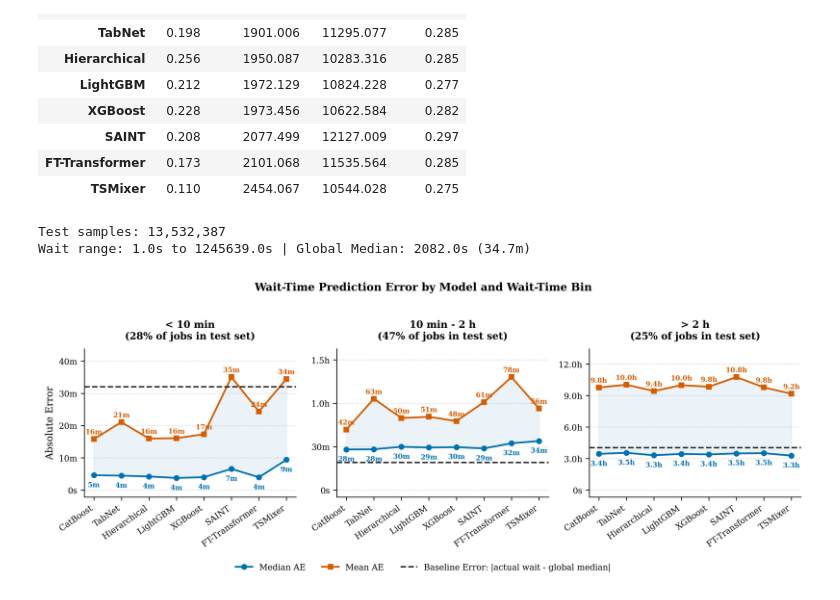
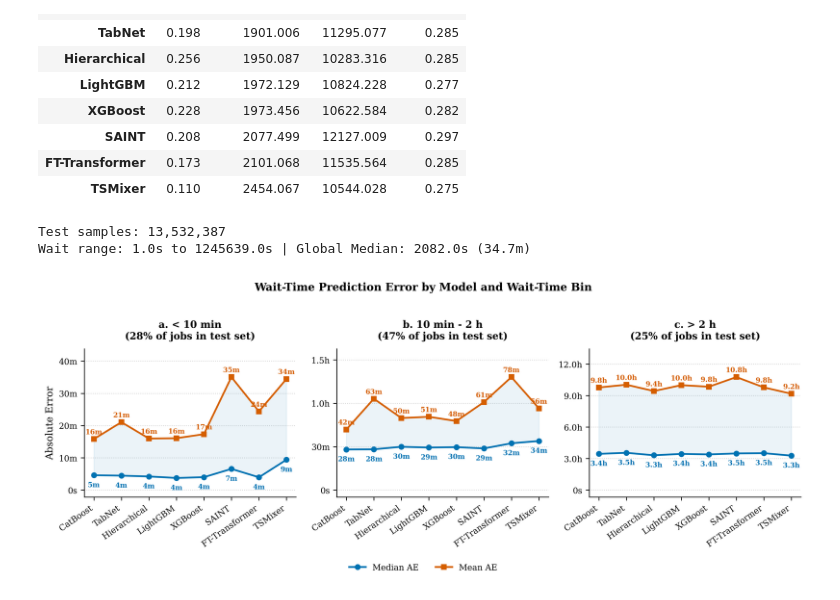
Before and after one commit to allisonaustin/batch-queue-prediction, a Jupyter notebook: scripts/wait_time_regression.ipynb, the cells around one changed output. Cells and saved outputs as stored; diff of their text form; code cells hidden in the pictures.

```diff
--- a/scripts/wait_time_regression.ipynb
+++ b/scripts/wait_time_regression.ipynb
@@ -228,9 +228,9 @@ COLORS = {
 }
 
 BINS = [
-    ("< 10 min", "median_ae_10m", "mae_10m", (0, 600)),
-    ("10 min - 2 h", "median_ae_2h", "mae_2h", (600, 7200)),
-    ("> 2 h", "median_ae_long", "mae_long", (7200, None)),
+    ("a. < 10 min", "median_ae_10m", "mae_10m", (0, 600)),
+    ("b. 10 min - 2 h", "median_ae_2h", "mae_2h", (600, 7200)),
+    ("c. > 2 h", "median_ae_long", "mae_long", (7200, None)),
 ]
 
 
@@ -316,15 +316,15 @@ for ax, (label, med_k, mean_k, (lo, hi)) in zip(axes, BINS):
   )
 
   # Baseline horizontal line
-  if base_ae > 0:
-    ax.axhline(
-        base_ae,
-        ls="--",
-        lw=1.5,
-        color=COLORS["baseline"],
-        zorder=5,
-        label="Baseline Error: |actual wait - global median|",
-    )
+  # if base_ae > 0:
+  #   ax.axhline(
+  #       base_ae,
+  #       ls="--",
+  #       lw=1.5,
+  #       color=COLORS["baseline"],
+  #       zorder=5,
+  #       label="Baseline Error: |actual wait - global median|",
+  #   )
 
   # Point labels
   for i, (m_val, mean_val) in enumerate(zip(med, mean)):
@@ -371,31 +371,31 @@ axes[0].set_ylabel("Absolute Error")
 handles_dict = {}
 for ax in axes:
   h_list, l_list = ax.get_legend_handles_labels()
   for h, l in zip(h_list, l_list):
     if l not in handles_dict:
       handles_dict[l] = h
 
 fig.legend(
     handles_dict.values(),
     handles_dict.keys(),
     loc="lower center",
     ncol=len(handles_dict),
     frameon=False,
     bbox_to_anchor=(0.5, -0.08),
 )
 
 fig.suptitle(
     f"Wait-Time Prediction Error by Model and Wait-Time Bin",
     y=1.03,
     fontsize=11,
     fontweight="bold",
 )
 
 os.makedirs("output", exist_ok=True)
 plt.tight_layout()
 plt.savefig("output/wait_error_by_bin.pdf", bbox_inches="tight")
 plt.show()
 # %% [output]
 Test samples: 13,532,387
 Wait range: 1.0s to 1245639.0s | Global Median: 2082.0s (34.7m)
-[figure, old version]
+[figure, new version]
```
Also changed, not shown: parts of 1 cell of this notebook, 3 other files.
